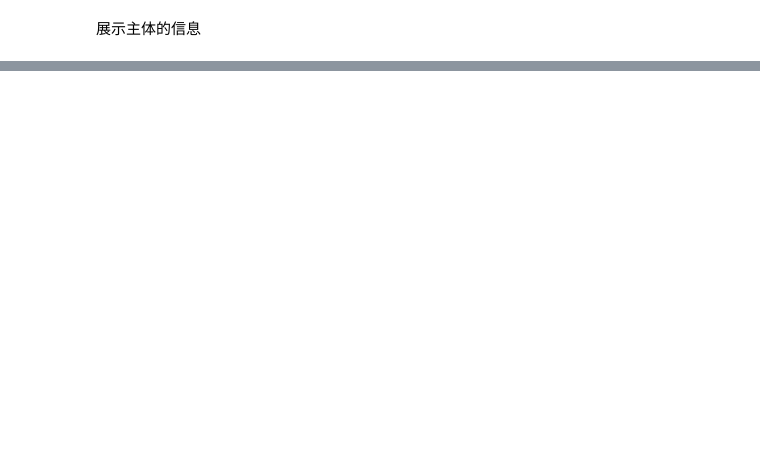
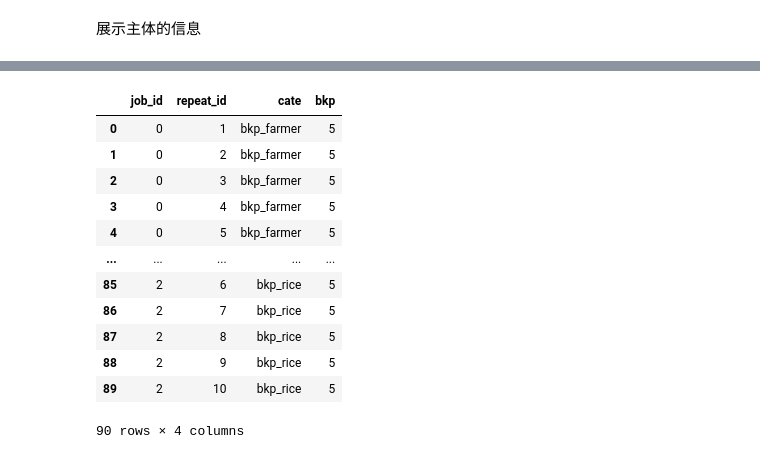
Before and after one commit to SongshGeo/South-China-Livehood-Evolution, a Jupyter notebook: docs/demo.ipynb, the cells around one changed output, grey strips where cells are left out. Saved outputs shown, nothing was run; the diff lists cells and outputs as text; code cells hidden in the pictures; blank space fills up the shorter version.

```diff
--- a/docs/demo.ipynb
+++ b/docs/demo.ipynb
@@ -187,0 +206,22 @@ data[["tick", "repeat_id"]]
+# %%
+df_long = exp.summary().melt(
+    id_vars=["job_id", "repeat_id"],
+    value_vars=["bkp_farmer", "bkp_hunters", "bkp_rice"],
+    var_name="cate",
+    value_name="bkp",
+)
+df_long
+# %% [output]
+|  | job_id | repeat_id | cate | bkp |
+| 0 | 0 | 1 | bkp_farmer | 5 |
+| 1 | 0 | 2 | bkp_farmer | 5 |
+| 2 | 0 | 3 | bkp_farmer | 5 |
+| 3 | 0 | 4 | bkp_farmer | 5 |
+| 4 | 0 | 5 | bkp_farmer | 5 |
+| ... | ... | ... | ... | ... |
+| 85 | 2 | 6 | bkp_rice | 5 |
+| 86 | 2 | 7 | bkp_rice | 5 |
+| 87 | 2 | 8 | bkp_rice | 5 |
+| 88 | 2 | 9 | bkp_rice | 5 |
+| 89 | 2 | 10 | bkp_rice | 5 |
+90 rows × 4 columns
```
Also changed, not shown: parts of 24 cells of this notebook, 3 other files.
